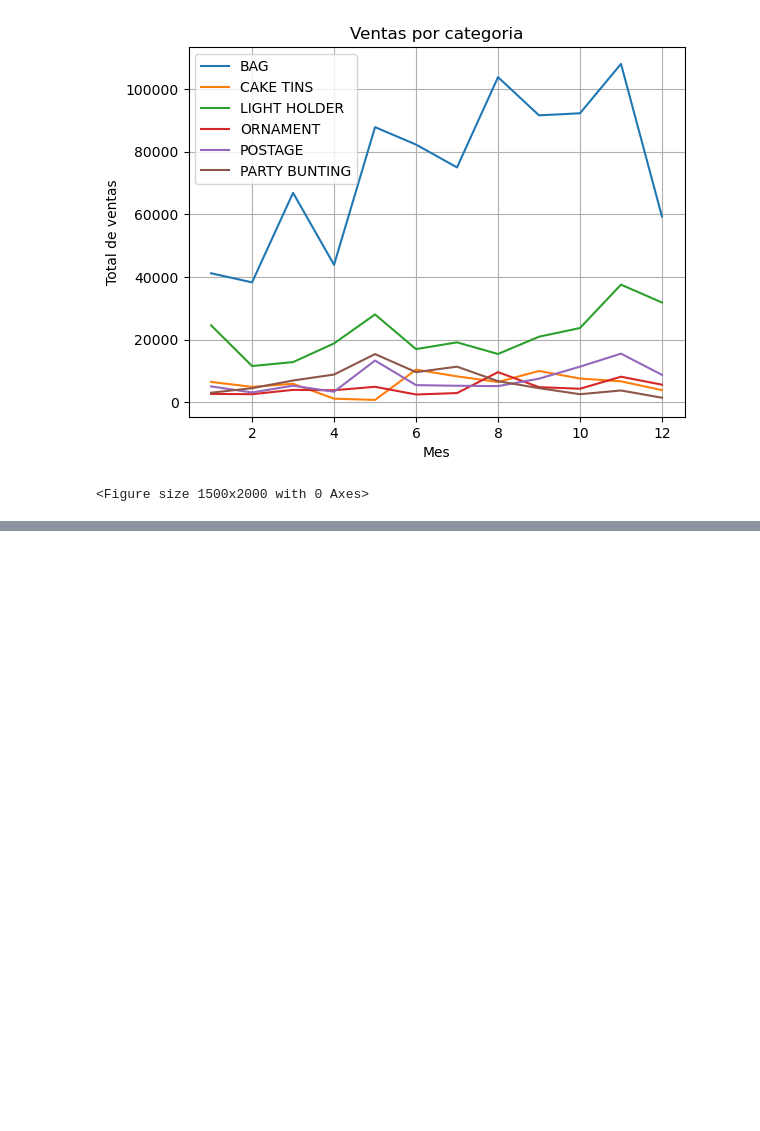
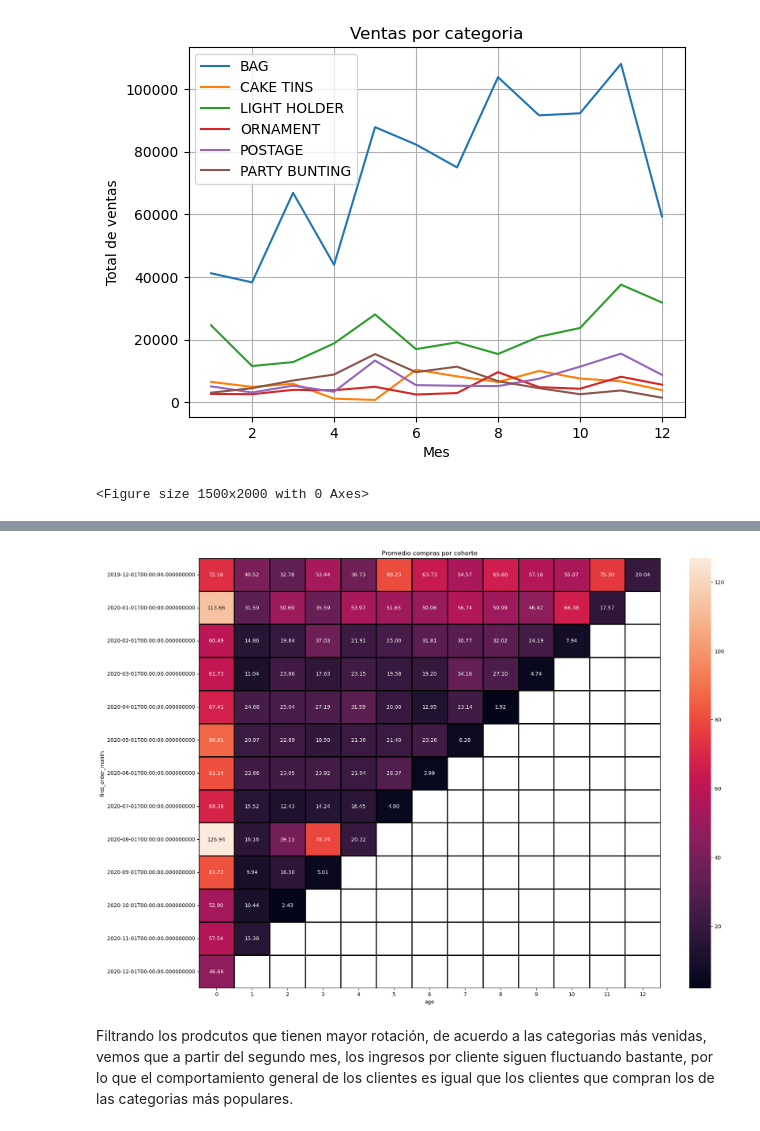
Before and after one commit to alan-caballero-g/Hackaton-Retail-Challenge-2024, a Jupyter notebook: datasets/Retail_Challenge.ipynb, the cells around one changed output, grey strips where cells are left out. Cells and saved outputs as stored; diff of their text form; code cells hidden in the pictures; blank space fills up the shorter version.

```diff
--- a/datasets/Retail_Challenge.ipynb
+++ b/datasets/Retail_Challenge.ipynb
@@ -1276,0 +1496,4 @@ Axes(0.125,0.11;0.775x0.77) Text(0.5, 1.0, 'Ventas por categoria') Text(0.5, 0,
+# %%
+#Ahora vamos a agrupar la tabla de pedidos por mes de la primera compra y totalizar los ingresos.
+cohorts_product = data_complete_product.groupby(['first_order_month','month']).agg({'amount': 'sum'}).reset_index()
+cohorts_product.head()
@@ -1276,0 +1507,3 @@ Axes(0.125,0.11;0.775x0.77) Text(0.5, 1.0, 'Ventas por categoria') Text(0.5, 0,
+# %%
+report_product = pd.merge(cohort_sizes_product, cohorts_product, on='first_order_month')
+report_product.head()
@@ -1276,0 +1517,8 @@ Axes(0.125,0.11;0.775x0.77) Text(0.5, 1.0, 'Ventas por categoria') Text(0.5, 0,
+# %%
+#Calculamos la edad de la cohorte en lugar del mes del pedido
+report_product['first_order_month'] = report_product['first_order_month'].dt.to_timestamp()
+report_product['age'] = (
+    report_product['month'] - report_product['first_order_month']
+) / np.timedelta64(1, 'M')
+report_product['age'] = report_product['age'].round().astype('int')
+report_product
@@ -1276,0 +1539,5 @@ Axes(0.125,0.11;0.775x0.77) Text(0.5, 1.0, 'Ventas por categoria') Text(0.5, 0,
+# %%
+report_product['ltv']=report_product['amount'] / report['n_buyers']
+output2 = report_product.pivot_table(index='first_order_month', columns='age', values='ltv')
+
+output2
@@ -1276,0 +1578,16 @@ Axes(0.125,0.11;0.775x0.77) Text(0.5, 1.0, 'Ventas por categoria') Text(0.5, 0,
+# %%
+#Agregmos grafica heatmap para mejorar la visualizaición y evaluar el redimeinto de las cohortes y poder sacar conclusiones para cada mes
+plt.figure(figsize=(20, 15))
+plt.title('Promedio compras por cohorte')
+sns.heatmap(
+    output2,
+    annot=True,
+    fmt='.2f',
+    linewidths=1,
+    linecolor='black',
+)
+plt.show()
+# %% [output]
+[figure, added]
+# %% [markdown]
+Filtrando los prodcutos que tienen mayor rotación, de acuerdo  a las categorias más venidas, vemos que a partir del segundo mes, los ingresos por cliente siguen fluctuando bastante, por lo que el comportamiento general de los clientes es igual que los clientes que compran los de las categorias más populares.
```
Also changed, not shown: parts of 25 cells of this notebook.
